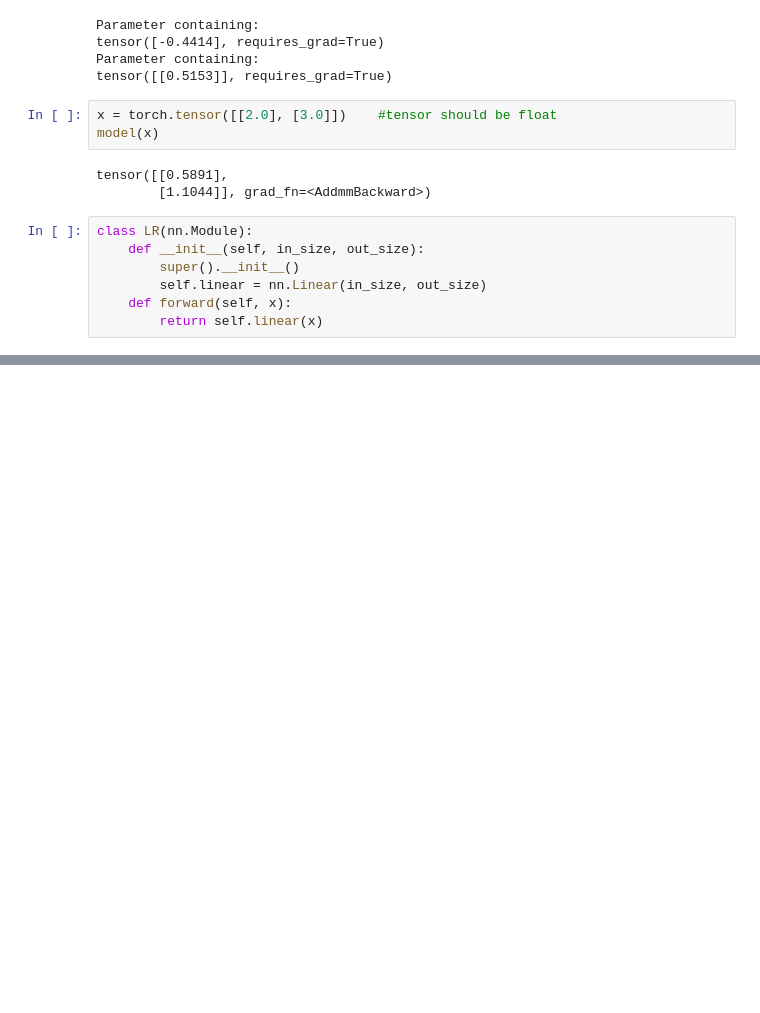
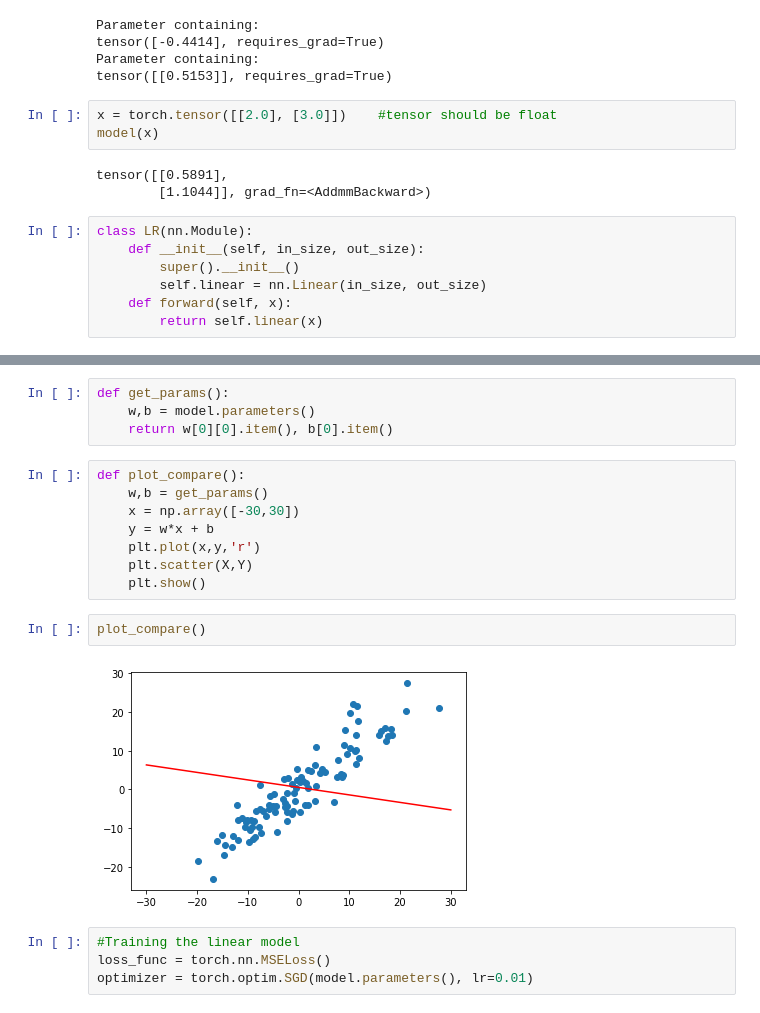
Before and after one commit to Shikhargupta/pytorch-for-deep-learning-and-computer-vision, a Jupyter notebook: Linear Regression.ipynb, the cells around one changed output, grey strips where cells are left out. Drawn from its saved outputs; the diff is of its cells as text; blank space fills up the shorter version.

Commit message:
linear reg

```diff
--- a/Linear Regression.ipynb
+++ b/Linear Regression.ipynb
@@ -36,0 +48,20 @@ tensor([[0.1556],
+# %%
+def get_params():
+    w,b = model.parameters()
+    return w[0][0].item(), b[0].item()
+# %%
+def plot_compare():
+    w,b = get_params()
+    x = np.array([-30,30])
+    y = w*x + b
+    plt.plot(x,y,'r')
+    plt.scatter(X,Y)
+    plt.show()
+# %%
+plot_compare()
+# %% [output]
+[figure, added]
+# %%
+#Training the linear model
+loss_func = torch.nn.MSELoss()
+optimizer = torch.optim.SGD(model.parameters(), lr=0.01)
```
Also changed, not shown: parts of 6 cells of this notebook, 1 other file.
